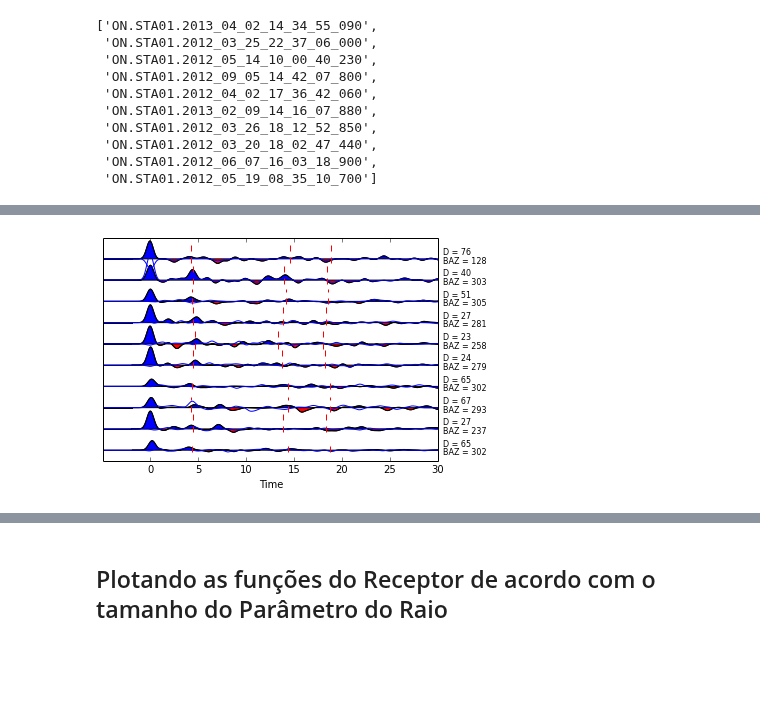
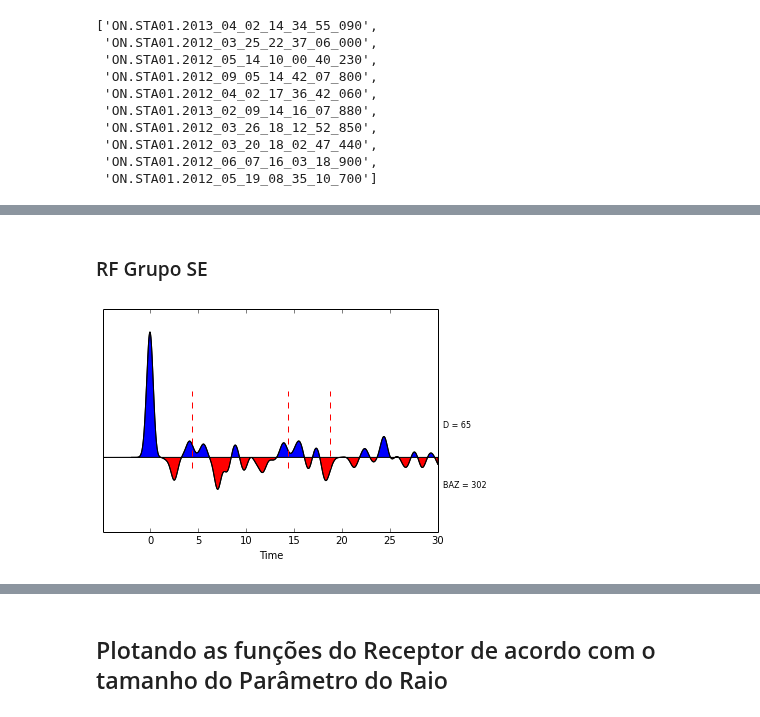
Before and after one commit to dIOGOLOC/projeto_mestrado, a Jupyter notebook: plotagem_funcao_receptor.ipynb, the cells around one changed output, grey strips where cells are left out. Saved outputs shown, nothing was run; the diff lists cells and outputs as text; code cells hidden in the pictures; blank space fills up the shorter version.

Commit message:
Adicionando a separação por grupos de back-azimute.

```diff
--- a/plotagem_funcao_receptor.ipynb
+++ b/plotagem_funcao_receptor.ipynb
@@ -196,10 +181,14 @@ mkdir: cannot create directory ‘/home/diogo/projeto_mestrado/SW’: File exist
 # %%
-for i in xrange(size(st)):
+for i in xrange(size(STlist)):
     if st[i].stats.sac.baz <= 90:
-        !cp /home/diogo/projeto_mestrado/st /home/diogo/projeto_mestrado/NE/
+        shutil.copyfile(STlist[i],'/home/diogo/projeto_mestrado/NE' + STlist[i])
+        NElist = STlist[i]
     elif st[i].stats.sac.baz <= 180:
-        !cp /home/diogo/projeto_mestrado/st /home/diogo/projeto_mestrado/SE/
+        shutil.copyfile(STlist[i],'/home/diogo/projeto_mestrado/SE' + STlist[i])
+        SElist = STlist[i]
     elif st[i].stats.sac.baz <= 270:
-        !cp /home/diogo/projeto_mestrado/st /home/diogo/projeto_mestrado/SW/
+        shutil.copyfile(STlist[i],'/home/diogo/projeto_mestrado/SW' + STlist[i])
+        SWlist = STlist[i]
     elif st[i].stats.sac.baz <= 360:
-        !cp /home/diogo/projeto_mestrado/st /home/diogo/projeto_mestrado/NW/
+        shutil.copyfile(STlist[i],'/home/diogo/projeto_mestrado/NW' + STlist[i])
+        NWlist = STlist[i]
@@ -216,0 +199,12 @@ cp: cannot stat ‘/home/diogo/projeto_mestrado/st’: No such file or directory
+# %%
+if NElist != []:
+    NE=obspy.read('NE*0.sac')
+
+if SElist != []:
+    SE=obspy.read('SE*0.sac')
+
+if SWlist != []:
+    SW=obspy.read('SW*0.sac')
+
+if NWlist != []:
+    NW=obspy.read('NW*0.sac')
@@ -219,18 +231,38 @@ cp: cannot stat ‘/home/diogo/projeto_mestrado/st’: No such file or directory
 # %%
-for i in range(len(st.max())):
-    plt.plot(st[i].times()-5,i+st[i].data,'k',linewidth=1)
-    plt.plot(stt[i].times()-5,i+stt[i].data,'b',linewidth=1)
-    plt.plot([tPs[i],tPs[i]],[i+ampli_min[i],i+ampli_max[i]],'--r')
-    plt.plot([tPpPs[i],tPpPs[i]],[i+ampli_min[i],i+ampli_max[i]],'--r')
-    plt.plot([tPsPs[i],tPsPs[i]],[i+ampli_min[i],i+ampli_max[i]],'--r')
-    plt.text(30.5,i+0.2,'D = ' + str(D[i]),fontsize=8)
-    plt.text(30.5,i-0.2,'BAZ = ' + str(BAZ[i]),fontsize=8)
-    plt.fill_between(st[i].times()-5,i+st[i].data,i,where=i+st[i].data>=i, facecolor='blue', interpolate=True)
-    plt.fill_between(st[i].times()-5,i+st[i].data,i,where=i+st[i].data<=i, facecolor='red', interpolate=True)
-    plt.xlabel('Time')
-    plt.yticks([])
-    plt.xlim(-4.9,30)
-    plt.ylim(-0.5,len(st))
-    plt.savefig('Funções do Receptor - ' + STA + '.png',dpi=300)
+if NElist != []:
+    for i in range(len(NE.max())):
+        plt.plot(NE[i].times()-5,i+NE[i].data,'k',linewidth=1)
+        #plt.plot(stt[i].times()-5,i+stt[i].data,'b',linewidth=1)
+        plt.plot([tPs[i],tPs[i]],[i+ampli_min[i],i+ampli_max[i]],'--r')
+        plt.plot([tPpPs[i],tPpPs[i]],[i+ampli_min[i],i+ampli_max[i]],'--r')
+        plt.plot([tPsPs[i],tPsPs[i]],[i+ampli_min[i],i+ampli_max[i]],'--r')
+        plt.text(30.5,i+0.2,'D = ' + str(D[i]),fontsize=8)
+        plt.text(30.5,i-0.2,'BAZ = ' + str(BAZ[i]),fontsize=8)
+        plt.fill_between(NE[i].times()-5,i+NE[i].data,i,where=i+NE[i].data>=i, facecolor='blue', interpolate=True)
+        plt.fill_between(NE[i].times()-5,i+NE[i].data,i,where=i+NE[i].data<=i, facecolor='red', interpolate=True)
+        plt.xlabel('Time')
+        plt.yticks([])
+        plt.xlim(-4.9,30)
+        plt.ylim(-0.5,len(NE))
+        plt.savefig('Funções do Receptor - NE - ' + STA + '.png',dpi=300)
-# %% [output]
-[figure, removed]
+# %% [markdown]
+<h3>RF Grupo SE</h3>
+# %%
+if SElist != []:
+    for i in range(len(SE.max())):
+        plt.plot(SE[i].times()-5,i+SE[i].data,'k',linewidth=1)
+        #plt.plot(stt[i].times()-5,i+stt[i].data,'b',linewidth=1)
+        plt.plot([tPs[i],tPs[i]],[i+ampli_min[i],i+ampli_max[i]],'--r')
+        plt.plot([tPpPs[i],tPpPs[i]],[i+ampli_min[i],i+ampli_max[i]],'--r')
+        plt.plot([tPsPs[i],tPsPs[i]],[i+ampli_min[i],i+ampli_max[i]],'--r')
+        plt.text(30.5,i+0.2,'D = ' + str(D[i]),fontsize=8)
+        plt.text(30.5,i-0.2,'BAZ = ' + str(BAZ[i]),fontsize=8)
+        plt.fill_between(SE[i].times()-5,i+SE[i].data,i,where=i+SE[i].data>=i, facecolor='blue', interpolate=True)
+        plt.fill_between(SE[i].times()-5,i+SE[i].data,i,where=i+SE[i].data<=i, facecolor='red', interpolate=True)
+        plt.xlabel('Time')
+        plt.yticks([])
+        plt.xlim(-4.9,30)
+        plt.ylim(-0.5,len(SE))
+        plt.savefig('Funções do Receptor - SE -  ' + STA + '.png',dpi=300)
+# %% [output]
+[figure, added]
```
Also changed, not shown: parts of 30 cells of this notebook.
